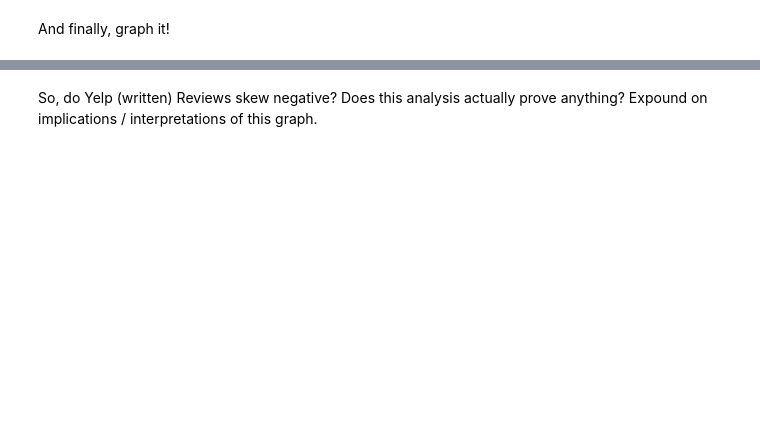
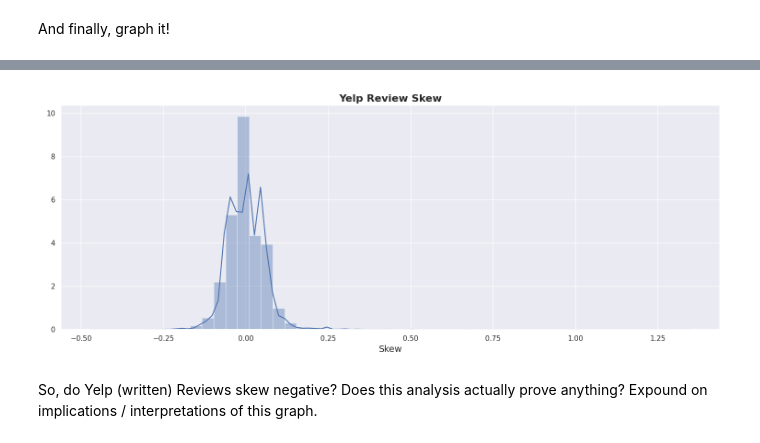
Before and after one commit to YuboC/STA9760_Yelp_Data_Analysis, a Jupyter notebook: Analysis.ipynb, the cells around one changed output, grey strips where cells are left out. Cells and saved outputs as stored; diff of their text form; code cells hidden in the pictures; blank space fills up the shorter version.

```diff
--- a/Analysis.ipynb
+++ b/Analysis.ipynb
@@ -352,0 +302,4 @@ only showing top 5 rows
+# %%
+avg_stars = rev_bus_stars.groupBy('business_id').mean()
+
+avg_stars.show(5)
@@ -374,0 +320,4 @@ only showing top 5 rows
+# %%
+bus_temp = business.select('business_id', 'name', 'city', 'state', 'stars')
+
+bus_rev = bus_temp.join(avg_stars, on=['business_id'], how='inner').drop('business_id')
@@ -392,0 +352,11 @@ new_x = x.withColumn("skew", ((x["""avg(stars)"""]-y["stars"])/x["stars"])).toPa
+# %%
+from pyspark.sql.types import IntegerType, StringType, DoubleType
+from pyspark.sql.functions import udf, col
+
+skew = lambda avg, actual: (avg - actual) / actual
+
+skew_udf = udf(skew, DoubleType())
+
+bus_rev = bus_rev.withColumn('skew', skew_udf(col('avg(stars)'), col('stars')))
+
+bus_rev.show(5)
@@ -410,0 +377,2 @@ plt.annotate("The data is mostly symmetric, with slight positive skewing.",(0,0)
+# %%
+skew = bus_rev.select('skew').toPandas()
@@ -410,0 +381,13 @@ plt.annotate("The data is mostly symmetric, with slight positive skewing.",(0,0)
+# %%
+plt.figure(figsize=(15,6))
+
+ax = sns.distplot(skew)
+
+ax.set_xlabel('Skew', size=14)
+
+plt.title("Yelp Review Skew", weight='bold', size=16)
+
+plt.tight_layout()
+
+%matplot plt
+# %% [output]
@@ -411,2 +395,3 @@ plt.annotate("The data is mostly symmetric, with slight positive skewing.",(0,0)
+[figure, added]
 # %% [markdown]
 So, do Yelp (written) Reviews skew negative? Does this analysis actually prove anything? Expound on implications / interpretations of this graph.
```
Also changed, not shown: parts of 93 cells of this notebook.
